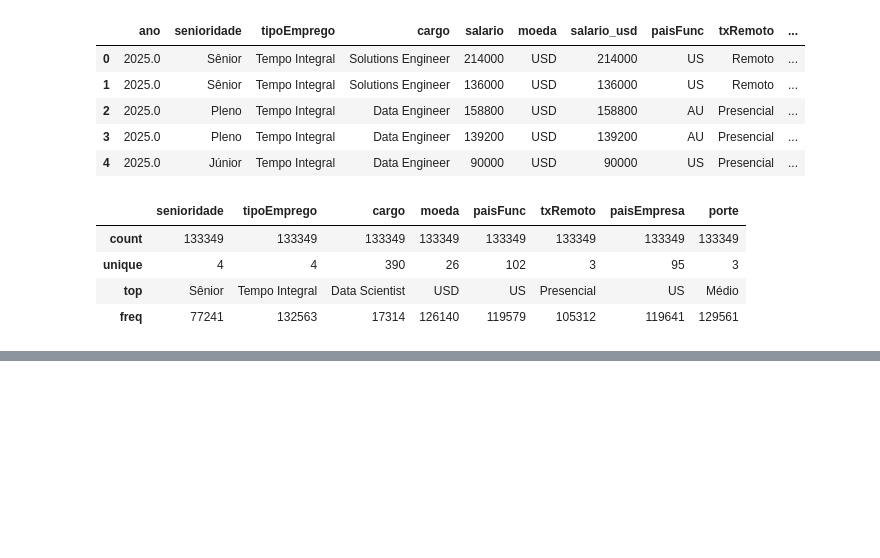
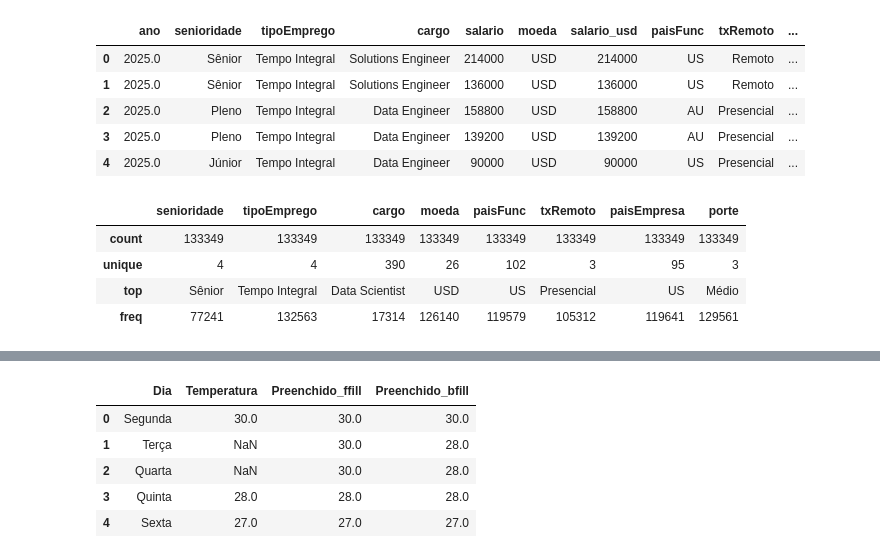
Before and after one commit to IagoMat/analise-salarios-dados, a Jupyter notebook: notebook/analise_salarios_dados.ipynb, the cells around one changed output, grey strips where cells are left out. Saved outputs shown, nothing was run; the diff lists cells and outputs as text; code cells hidden in the pictures; blank space fills up the shorter version.

```diff
--- a/notebook/analise_salarios_dados.ipynb
+++ b/notebook/analise_salarios_dados.ipynb
@@ -197,0 +277,8 @@ df.describe(include="object")
+# %%
+df_temperaturas = pd.DataFrame({
+    'Dia': ['Segunda', 'Terça', 'Quarta', 'Quinta', 'Sexta'],
+    'Temperatura':[30, np.nan, np.nan, 28, 27]
+})
+# %%
+df_temperaturas['Preenchido_ffill'] = df_temperaturas['Temperatura'].ffill()
+# Preenche os dados nulos da coluna temperatura com o último valor lido
@@ -197,0 +294,12 @@ df.describe(include="object")
+# %%
+df_temperaturas['Preenchido_bfill'] = df_temperaturas['Temperatura'].bfill()
+# preenche os valores nulos com o próximo valor válido lido
+
+df_temperaturas
+# %% [output]
+|  | Dia | Temperatura | Preenchido_ffill | Preenchido_bfill |
+| 0 | Segunda | 30.0 | 30.0 | 30.0 |
+| 1 | Terça | NaN | 30.0 | 28.0 |
+| 2 | Quarta | NaN | 30.0 | 28.0 |
+| 3 | Quinta | 28.0 | 28.0 | 28.0 |
+| 4 | Sexta | 27.0 | 27.0 | 27.0 |
```
Also changed, not shown: parts of 20 cells of this notebook.
